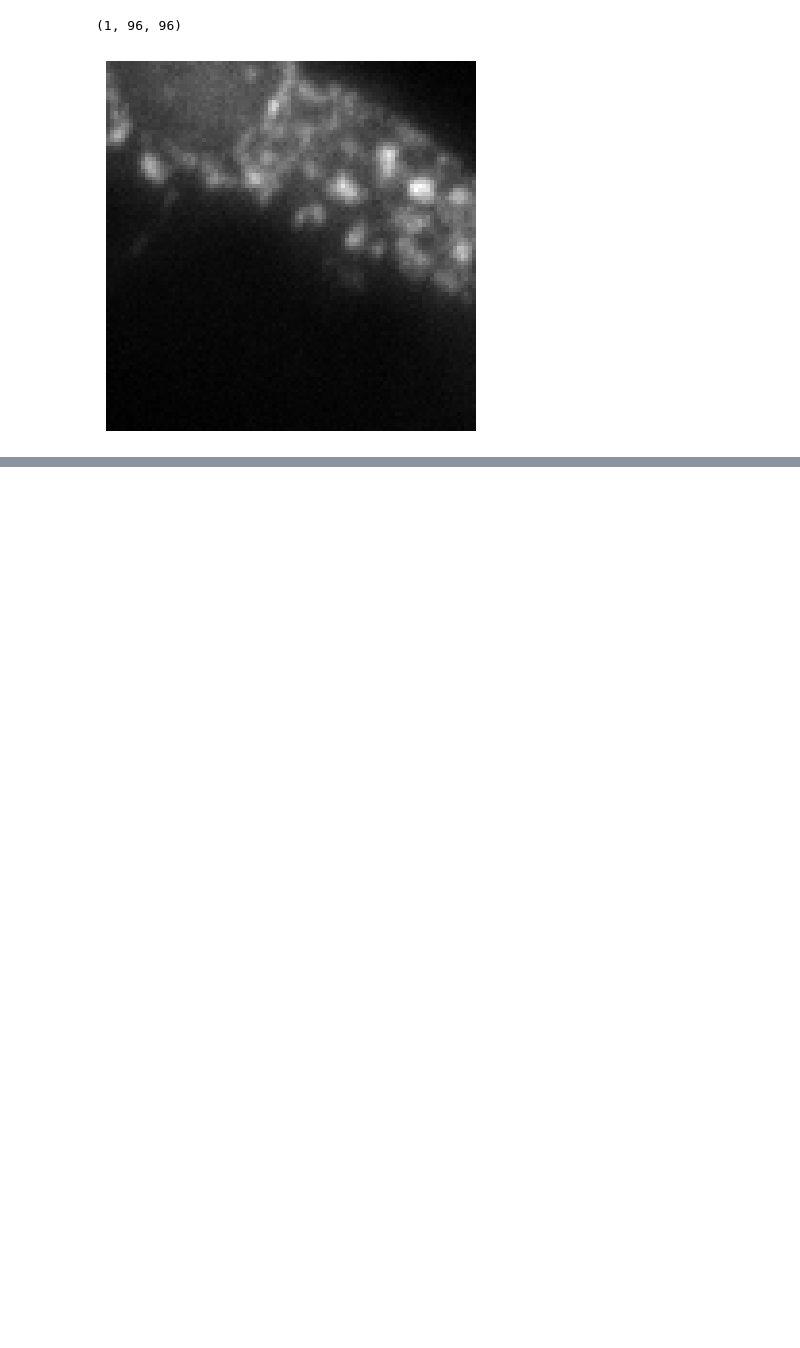
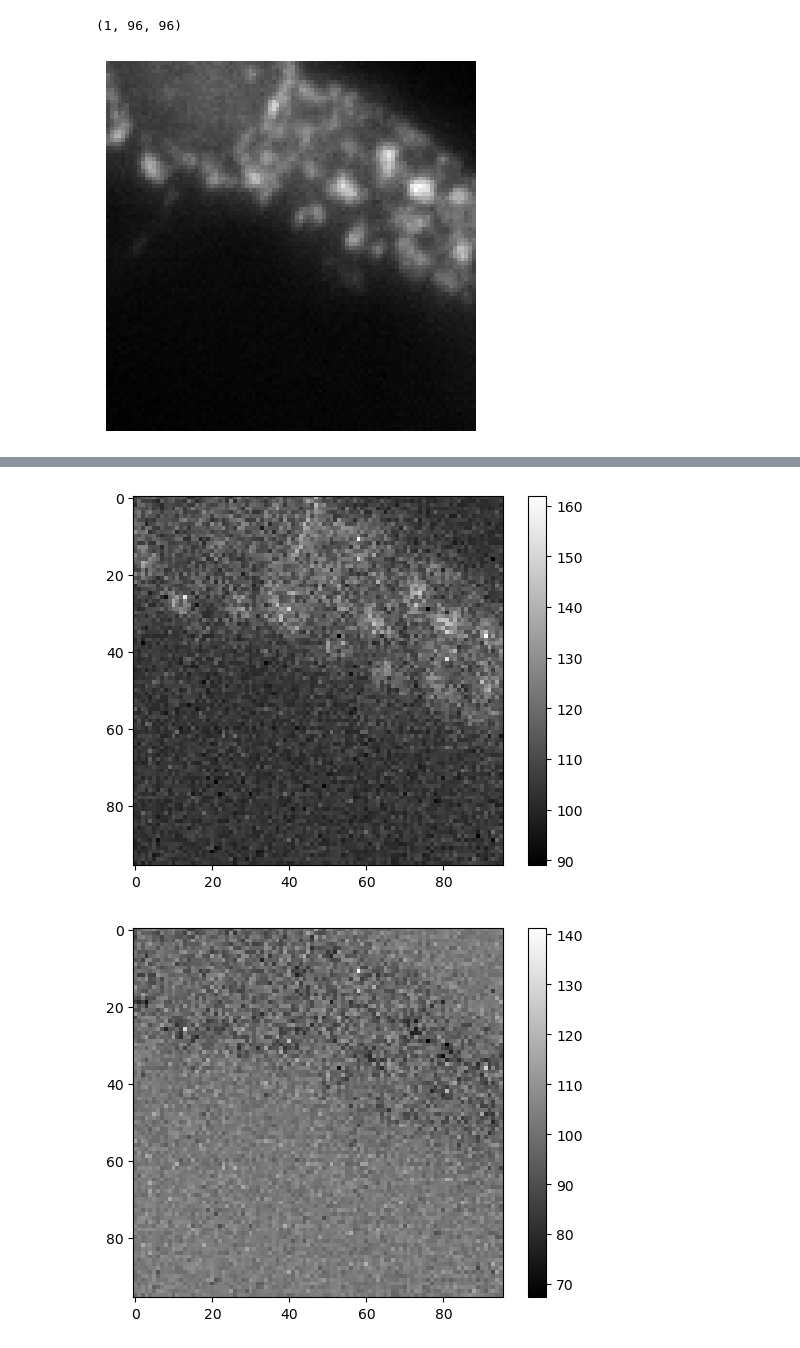
Before and after one commit to bmandracchia/Noise2Model, a Jupyter notebook: nbs/demos/99_demo3_noisegen_FMD.ipynb, the cells around one changed output, grey strips where cells are left out. Cells and saved outputs as stored; diff of their text form; code cells hidden in the pictures; blank space fills up the shorter version.

```diff
--- a/nbs/demos/99_demo3_noisegen_FMD.ipynb
+++ b/nbs/demos/99_demo3_noisegen_FMD.ipynb
@@ -75,3 +116,44 @@ plt.imshow((log(img[0])), 'gray')
+# %%
+def normalize_image(img, method='minmax'):
+    """
+    Normalize image to [0, 1] range.
+
+    Args:
+        img: numpy array (uint16 or other dtype)
+        method: 'minmax' for min-max normalization, 'standard' for standardization
+
+    Returns:
+        Normalized image as float32
+    """
+    img = img.astype('float32')
+
+    if method == 'minmax':
+        img_min = img.min()
+        img_max = img.max()
+        return (img - img_min) / (img_max - img_min)
+    elif method == 'standard':
+        return (img - img.mean()) / img.std()
+    else:
+        raise ValueError(f"Unknown method: {method}")
+
+# Normalize using default minmax method
+c_normalized = normalize_image(c)
+n_normalized = normalize_image(n)
+# %%
+import matplotlib.pyplot as plt
+
+img_min = img_back.min()
+img_max = img_back.max()
+
+plt.imshow((n[0]), 'gray')
+plt.colorbar();
+plt.show()
+plt.imshow(n[0] - normalize_image(c[0])*(img_max - img_min), 'gray')
+plt.colorbar();
+plt.show()
+# %% [output]
+[figure, added]
+[figure, added]
 # %%
 # from Noise2Model.utils import save_img
 # dir_name = '/home/biagio/Noise2Model/nbs/demos'
```
Also changed, not shown: parts of 6 cells of this notebook, 3 other files.
